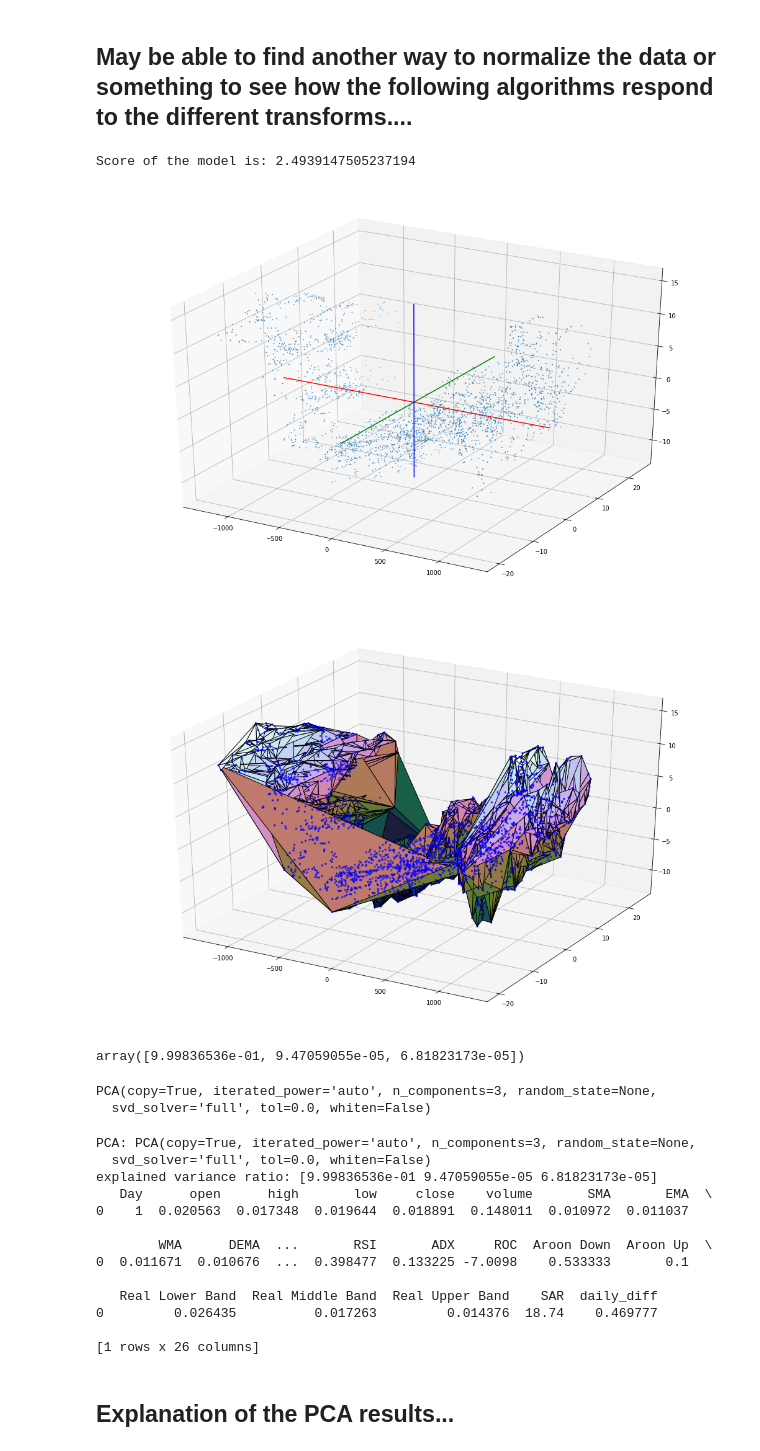
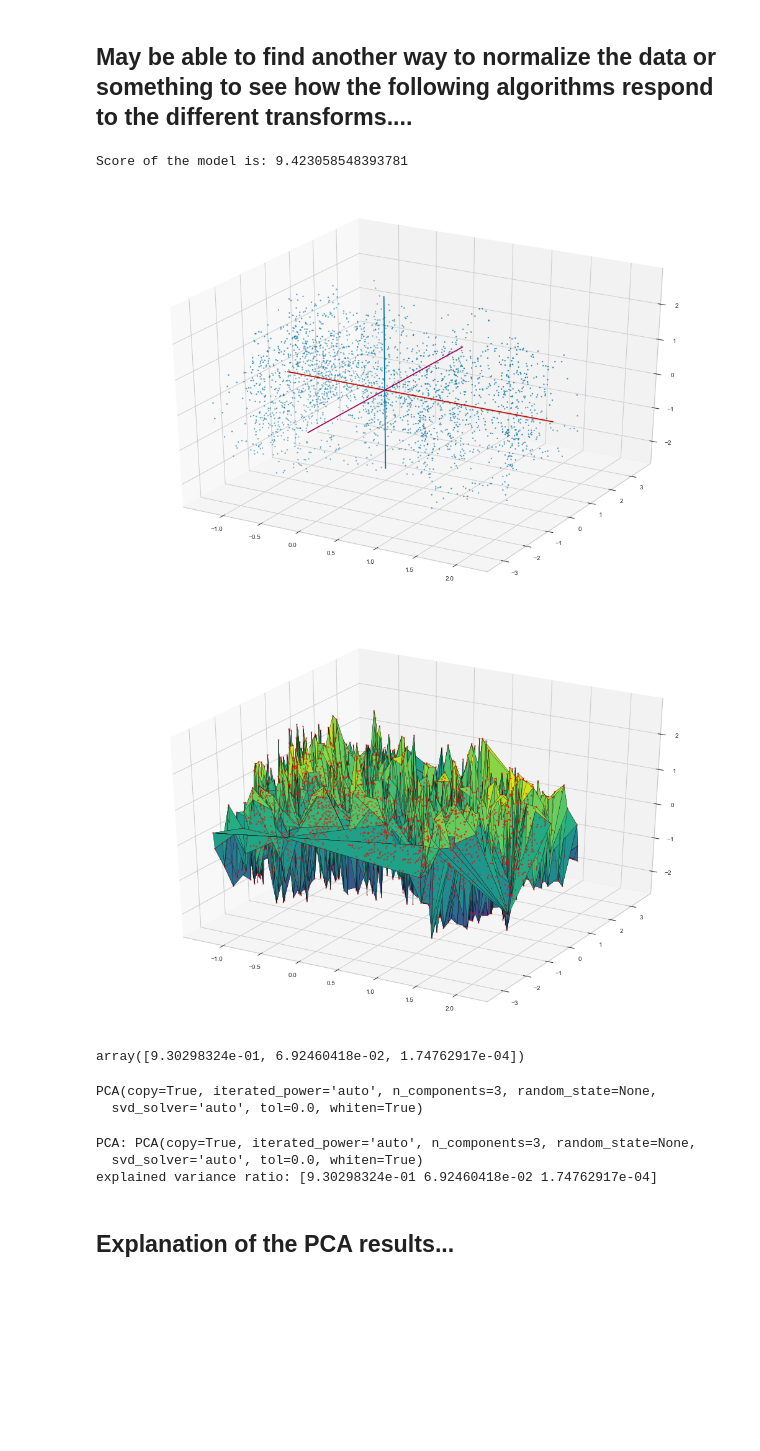
Before and after one commit to mjworthington/Online_ML_4803, a Jupyter notebook: NASDAQ_Predictor&NN.ipynb, the cells around one changed output. Drawn from its saved outputs; the diff is of its cells as text; code cells hidden in the pictures; blank space fills up the shorter version.

```diff
--- a/NASDAQ_Predictor&NN.ipynb
+++ b/NASDAQ_Predictor&NN.ipynb
@@ -291,68 +283,63 @@ import seaborn as sns
 from mpl_toolkits import mplot3d
 from sklearn.decomposition import IncrementalPCA
 def plotPCA(data1_normalized):
-    pca = PCA(n_components=3,whiten=False,svd_solver='full')
+    pca = PCA(n_components=3,whiten=True)
     principalComponents = pca.fit_transform(data1_normalized)
     principalDf = pd.DataFrame(data = principalComponents, columns = ['Principal Component 1', 'Principal Component 2','Principal Component 3'])
     finalDf = pd.concat([principalDf, data1_normalized[['daily_diff']]], axis = 1)
 #     ipca = IncrementalPCA(n_components=3, batch_size=3)
 #     principalComponents_incremental=ipca.fit(data1_normalized)
 #     principalDf_incremental = pd.DataFrame(data = principalComponents_incremental, columns = ['Principal Component 1', 'Principal Component 2','Principal Component 3'])
 
     # Plot initialisation
     fig = plt.figure()
     ax = fig.add_subplot(1,1,1, projection='3d')
-    ax.scatter(principalDf['Principal Component 1'], principalDf['Principal Component 2'], principalDf['Principal Component 3'], cmap="Set2_r", s=.8)
+    ax.scatter(principalDf['Principal Component 1'], principalDf['Principal Component 2'], principalDf['Principal Component 3'], cmap="Set2_r", s=4)
     score=pca.score(data1_normalized)
     print("Score of the model is:",score)
     # make simple, bare axis lines through space:
     xAxisLine = ((min(principalDf['Principal Component 1']), max(principalDf['Principal Component 1'])), (0, 0), (0,0))
     ax.plot(xAxisLine[0], xAxisLine[1], xAxisLine[2], 'r')
     yAxisLine = ((0, 0), (min(principalDf['Principal Component 2']), max(principalDf['Principal Component 2'])), (0,0))
-    ax.plot(yAxisLine[0], yAxisLine[1], yAxisLine[2], 'g')
+    ax.plot(yAxisLine[0], yAxisLine[1], yAxisLine[2], 'm')
     zAxisLine = ((0, 0), (0,0), (min(principalDf['Principal Component 3']), max(principalDf['Principal Component 3'])))
     ax.plot(zAxisLine[0], zAxisLine[1], zAxisLine[2], 'b')
     plt.show()
     ax = plt.axes(projection='3d')
-    ax.plot_trisurf(principalDf['Principal Component 1'], principalDf['Principal Component 2'], principalDf['Principal Component 3'],cmap='cubehelix', edgecolor='black')
-    ax.scatter(principalDf['Principal Component 1'], principalDf['Principal Component 2'], principalDf['Principal Component 3'], c='blue', cmap='cubehelix', linewidth=0.9,s=6)
-#     targets = data['adjusted_close']
-#     colors = ['r', 'g', 'b']
-#     for target in targets:
-#         indicesToKeep = finalDf['adjusted_close'] == target
-#         ax.scatter(finalDf.loc[indicesToKeep, 'Principal Component 1']
-#                    , finalDf.loc[indicesToKeep, 'Principal Component 2']
-#                    , s = 40)
+    ax.plot_trisurf(principalDf['Principal Component 1'], principalDf['Principal Component 2'], principalDf['Principal Component 3'],cmap='viridis', edgecolor='black')
+    ax.scatter(principalDf['Principal Component 1'], principalDf['Principal Component 2'], principalDf['Principal Component 3'], c='red', cmap='viridis', linewidth=0.3,s=5)
+# Accent, Accent_r, Blues, Blues_r, BrBG, BrBG_r, BuGn, BuGn_r, BuPu,
+# BuPu_r, CMRmap, CMRmap_r, Dark2, Dark2_r, GnBu, GnBu_r, Greens, Greens_r, Greys, Greys_r,
+# OrRd, OrRd_r, Oranges, Oranges_r, PRGn, PRGn_r, Paired, Paired_r, Pastel1, Pastel1_r, Pastel2, Pastel2_r,
+# PiYG, PiYG_r, PuBu, PuBuGn, PuBuGn_r, PuBu_r, PuOr, PuOr_r, PuRd, PuRd_r, Purples, Purples_r, RdBu, RdBu_r,
+# RdGy, RdGy_r, RdPu, RdPu_r, RdYlBu, RdYlBu_r, RdYlGn, RdYlGn_r, Reds, Reds_r, Set1, Set1_r, Set2, Set2_r,
+# Set3, Set3_r, Spectral, Spectral_r, Wistia, Wistia_r, YlGn, YlGnBu, YlGnBu_r, YlGn_r, YlOrBr, YlOrBr_r, YlOrRd, YlOrRd_r, afmhot, afmhot_r, autumn, autumn_r, binary, binary_r, bone, bone_r, brg, brg_r, bwr, bwr_r, cividis, cividis_r, cool, cool_r, coolwarm, coolwarm_r, copper, copper_r, cubehelix, cubehelix_r, flag, flag_r, gist_earth, gist_earth_r, gist_gray, gist_gray_r, gist_heat, gist_heat_r, gist_ncar, gist_ncar_r, gist_rainbow, gist_rainbow_r, gist_stern, gist_stern_r, gist_yarg, gist_yarg_r, gnuplot, gnuplot2, gnuplot2_r, gnuplot_r, gray, gray_r, hot, hot_r, hsv, hsv_r, icefire, icefire_r, inferno, inferno_r, jet, jet_r, magma, magma_r, mako, mako_r, nipy_spectral, nipy_spectral_r, ocean, ocean_r, pink, pink_r, plasma, plasma_r, prism, prism_r, rainbow, rainbow_r, rocket, rocket_r, seismic, seismic_r, spring, spring_r, summer, summer_r, tab10, tab10_r, tab20, tab20_r, tab20b, tab20b_r, tab20c, tab20c_r, terrain, terrain_r, twilight,
+# twilight_r, twilight_shifted, twilight_shifted_r, viridis, viridis_r, vlag, vlag_r, winter, winter_r
 
-#     ax.grid()
+
+
+
+
+
+
     plt.show()
     display(pca.explained_variance_ratio_)
     display(pca)
     explained_varianceRatio=pca.explained_variance_ratio_
     print("PCA:",pca)
     print("explained variance ratio:",explained_varianceRatio)
-plotPCA(data1_normalized)
-print(data1_normalized.head(1))
+plotPCA(data1_normalized.drop(['Day'],axis=1))
+# print(data1_normalized.head(1))
 # %% [output]
-Score of the model is: 2.4939147505237194
+Score of the model is: 9.423058548393781
-[figure, old version]
+[figure, new version]
-[figure, old version]
+[figure, new version]
-array([9.99836536e-01, 9.47059055e-05, 6.81823173e-05])
+array([9.30298324e-01, 6.92460418e-02, 1.74762917e-04])
 PCA(copy=True, iterated_power='auto', n_components=3, random_state=None,
-  svd_solver='full', tol=0.0, whiten=False)
+  svd_solver='auto', tol=0.0, whiten=True)
 PCA: PCA(copy=True, iterated_power='auto', n_components=3, random_state=None,
-  svd_solver='full', tol=0.0, whiten=False)
-explained variance ratio: [9.99836536e-01 9.47059055e-05 6.81823173e-05]
-   Day      open      high       low     close    volume       SMA       EMA  \
-0    1  0.020563  0.017348  0.019644  0.018891  0.148011  0.010972  0.011037
-
-        WMA      DEMA  ...       RSI       ADX     ROC  Aroon Down  Aroon Up  \
-0  0.011671  0.010676  ...  0.398477  0.133225 -7.0098    0.533333       0.1
-
-   Real Lower Band  Real Middle Band  Real Upper Band    SAR  daily_diff
-0         0.026435          0.017263         0.014376  18.74    0.469777
-
-[1 rows x 26 columns]
+  svd_solver='auto', tol=0.0, whiten=True)
+explained variance ratio: [9.30298324e-01 6.92460418e-02 1.74762917e-04]
 # %% [markdown]
 ## Explanation of the PCA results...
 # %% [markdown]
```
Also changed, not shown: parts of 37 cells of this notebook.
